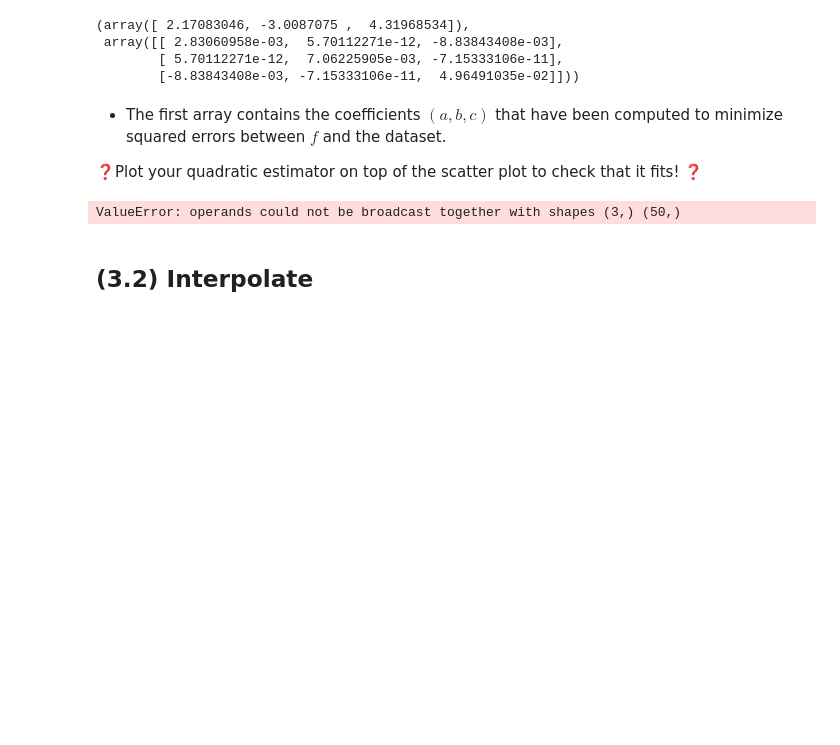
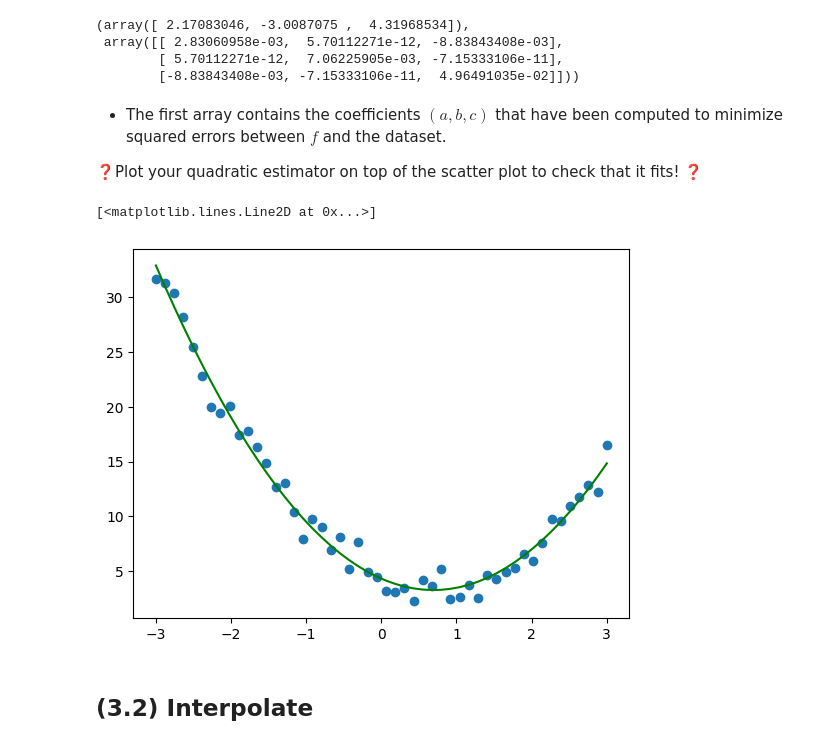
Before and after one commit to multiyumz/data-science-challenges, a Jupyter notebook: data-scipy/03-scipy.ipynb, the cells around one changed output. Saved outputs shown, nothing was run; the diff lists cells and outputs as text; code cells hidden in the pictures; blank space fills up the shorter version.

```diff
--- a/data-scipy/03-scipy.ipynb
+++ b/data-scipy/03-scipy.ipynb
@@ -504,11 +504,13 @@ optimize.curve_fit(f, x, y)
 
 ❓Plot your quadratic estimator on top of the scatter plot to check that it fits! ❓
 # %%
-coefs = optimize.curve_fit(f, x, y)[1]
+coefs = optimize.curve_fit(f, x, y)[0]
 estimator_best = f(x, coefs[0],coefs[1],coefs[2])
 plt.scatter(x,y)
+plt.plot(x, estimator_best, c='g')
 # %% [output]
-ValueError: operands could not be broadcast together with shapes (3,) (50,)
+[<matplotlib.lines.Line2D at 0x...>]
+[figure, added]
 # %% [markdown]
 ## (3.2) Interpolate
 # %% [markdown]
```
Also changed, not shown: parts of 4 cells of this notebook.
